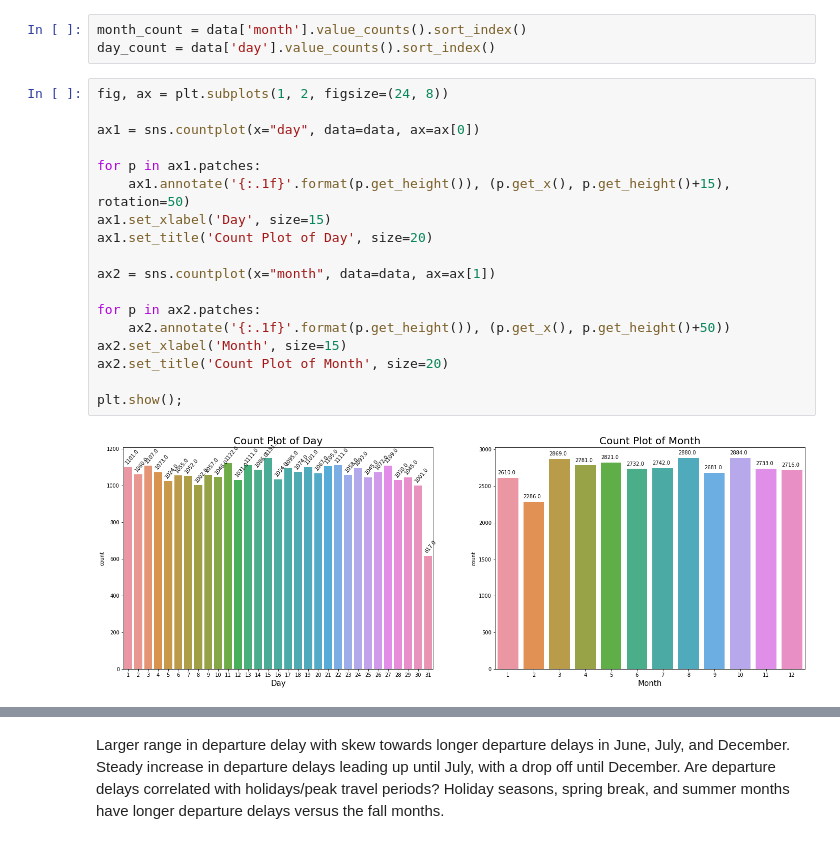
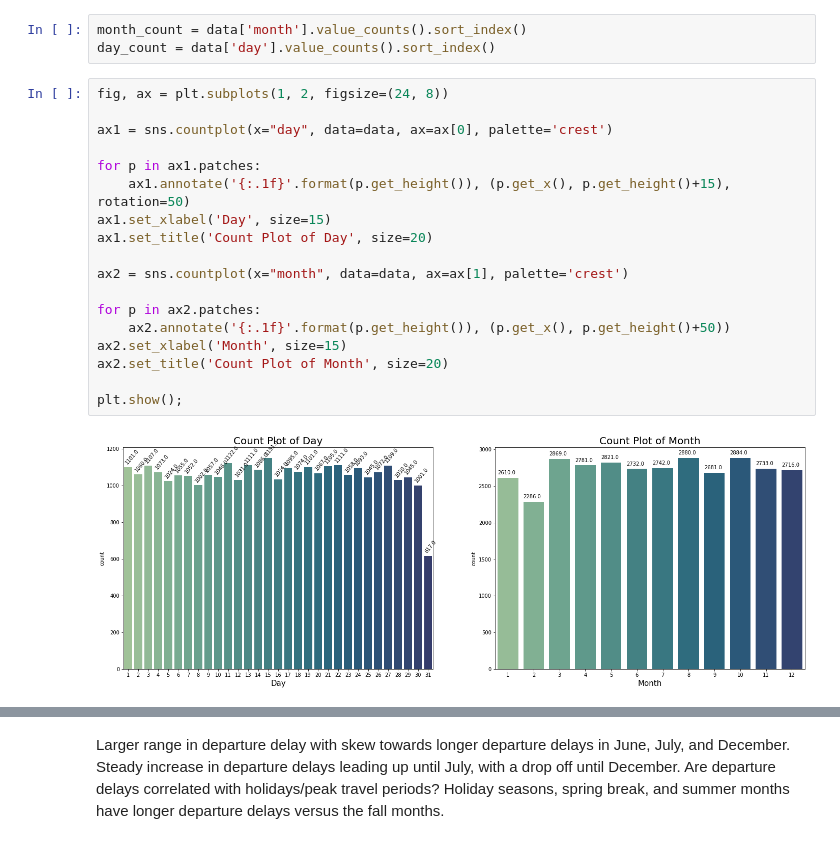
Before and after one commit to hsong1101/ADS-505-Project, a Jupyter notebook: ADS505_Group_Project.ipynb, the cells around one changed output, grey strips where cells are left out. Drawn from its saved outputs; the diff is of its cells as text.

```diff
--- a/ADS505_Group_Project.ipynb
+++ b/ADS505_Group_Project.ipynb
@@ -122,23 +154,23 @@ day_count = data['day'].value_counts().sort_index()
 # %%
 fig, ax = plt.subplots(1, 2, figsize=(24, 8))
 
-ax1 = sns.countplot(x="day", data=data, ax=ax[0])
+ax1 = sns.countplot(x="day", data=data, ax=ax[0], palette='crest')
 
 for p in ax1.patches:
     ax1.annotate('{:.1f}'.format(p.get_height()), (p.get_x(), p.get_height()+15), rotation=50)
 ax1.set_xlabel('Day', size=15)
 ax1.set_title('Count Plot of Day', size=20)
 
-ax2 = sns.countplot(x="month", data=data, ax=ax[1])
+ax2 = sns.countplot(x="month", data=data, ax=ax[1], palette='crest')
 
 for p in ax2.patches:
     ax2.annotate('{:.1f}'.format(p.get_height()), (p.get_x(), p.get_height()+50))
 ax2.set_xlabel('Month', size=15)
 ax2.set_title('Count Plot of Month', size=20)
 
 plt.show();
 # %% [output]
-[figure, old version]
+[figure, new version]
 # %%
 delay_month = data.groupby(['month'])[['dep_delay']].mean().sort_values('dep_delay', ascending=False).reset_index()
 
```
Also changed, not shown: parts of 68 cells of this notebook.
